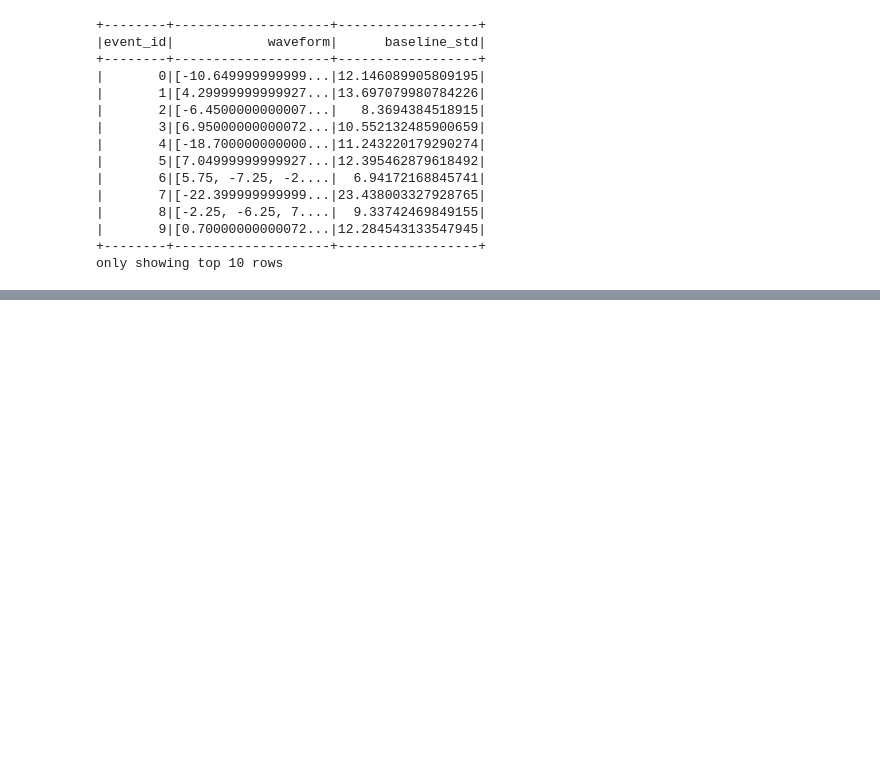
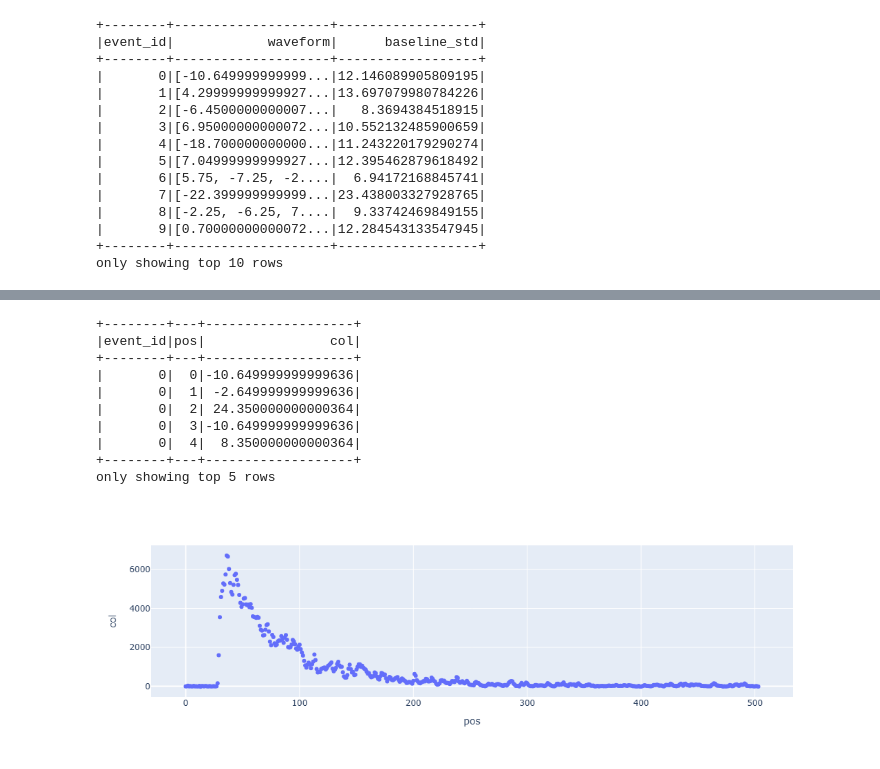
Before and after one commit to rin-yokoyama/spark-examples, a Jupyter notebook: e06_pandas_udf.ipynb, the cells around one changed output, grey strips where cells are left out. Drawn from its saved outputs; the diff is of its cells as text; code cells hidden in the pictures; blank space fills up the shorter version.

```diff
--- a/e06_pandas_udf.ipynb
+++ b/e06_pandas_udf.ipynb
@@ -78,30 +103,33 @@ only showing top 10 rows
 # %%
-
+from scipy.optimize import curve_fit
+from scipy.special import erf
 RISETIME=1.8
 DECAYTIME=84
 TOFFSET=30
 # Fit 関数の定義
-def model(x, A, t0):
-    return A * (1+np.erf((x-t0)/RISETIME))*0.5*np.exp(-(x-t0)/DECAYTIME)
+def model(x, A, t0, d):
+    return A * (1+erf((x-t0)/RISETIME))*0.5*np.exp(-(x-t0)/d)
 
 from pyspark.sql.types import DoubleType, StructType, StructField
 # 返り値のデータフレームのSchema
 schema = StructType([
     StructField("amplitude", DoubleType()),
     StructField("t0", DoubleType()),
+    StructField("decay", DoubleType()),
 ])
 
 # Scipy curve_fitをするUDFの定義
 @pandas_udf(schema)
 def fit_waveforms(wave: pd.Series) -> pd.DataFrame:
+    # 通常のfitを行う関数。 引数yはアレイを仮定
     def fit_wave(y):
         y = np.asarray(y, dtype=float)
         x = np.arange(len(y), dtype=float)
         popt, _ = curve_fit(
             model, x, y,
-            p0=[y.max, TOFFSET],
-            bounds=([1e-6, 0], [np.inf,np.inf])
+            p0=[y.max(), TOFFSET, DECAYTIME],
+            bounds=([1e-6, 0, 1e-6], [np.inf,np.inf,np.inf])
         )
-        return [float(popt[0]), float(popt[1])]
-
-    return pd.DataFrame(wave.apply(fit_wave).tolist(), columns=["amplitude","t0"])
+        return [float(popt[0]), float(popt[1]), float(popt[2])]
+    # UDFとしてはamplitude, t0, decayの3パラメータのStructureを返す。
+    return pd.DataFrame(wave.apply(fit_wave).tolist(), columns=["amplitude","t0","decay"])
@@ -132,0 +165,17 @@ Traceback (most recent call last):
+# %%
+evt0 = df2.filter("event_id==0").select("event_id", F.posexplode("waveform"))
+evt0.show(5)
+fig = evt0.plot.scatter(x="pos", y="col")
+fig.show()
+# %% [output]
++--------+---+-------------------+
+|event_id|pos|                col|
++--------+---+-------------------+
+|       0|  0|-10.649999999999636|
+|       0|  1| -2.649999999999636|
+|       0|  2| 24.350000000000364|
+|       0|  3|-10.649999999999636|
+|       0|  4|  8.350000000000364|
++--------+---+-------------------+
+only showing top 5 rows
+[figure, added]
```
Also changed, not shown: parts of 9 cells of this notebook, 1 other file.
